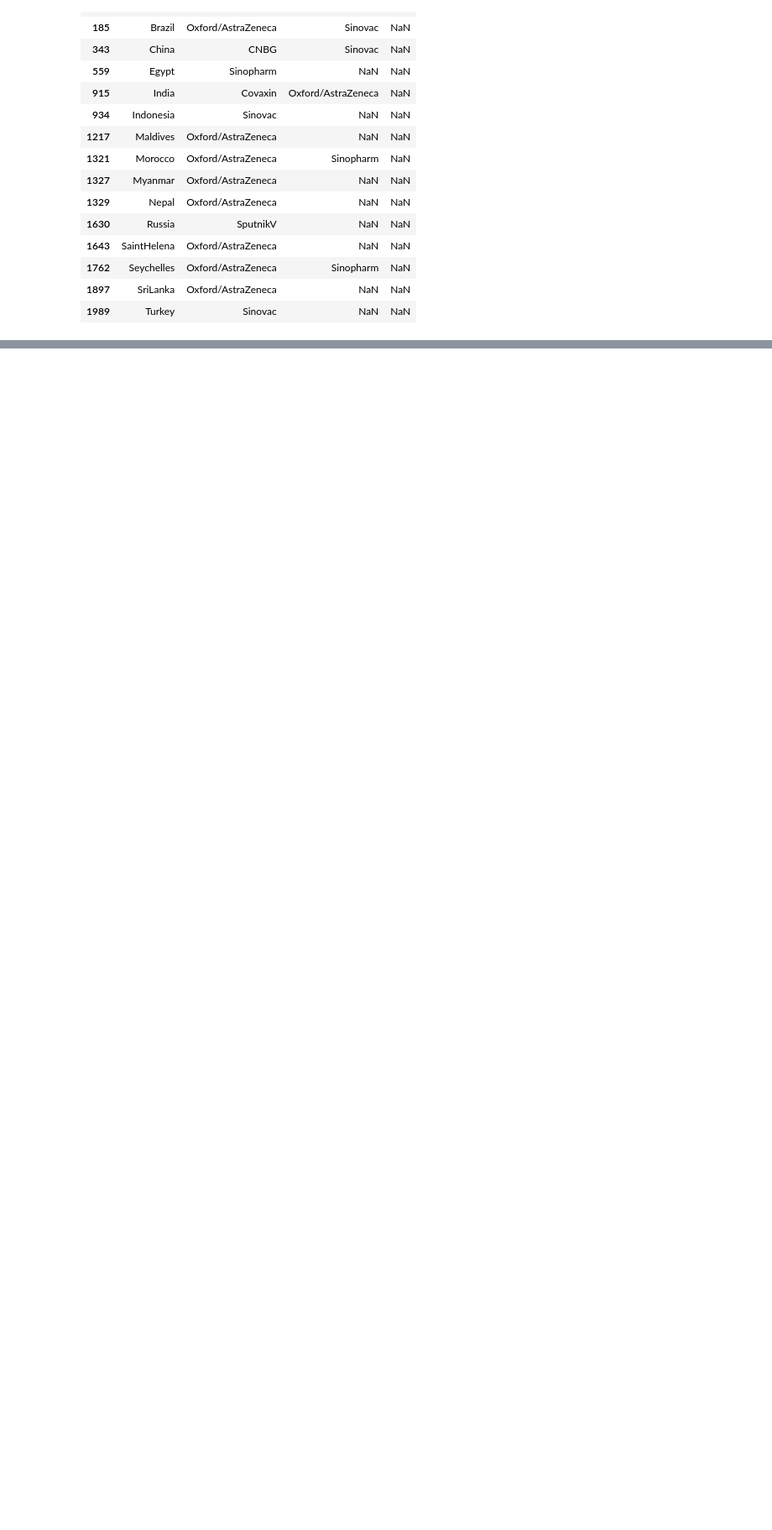
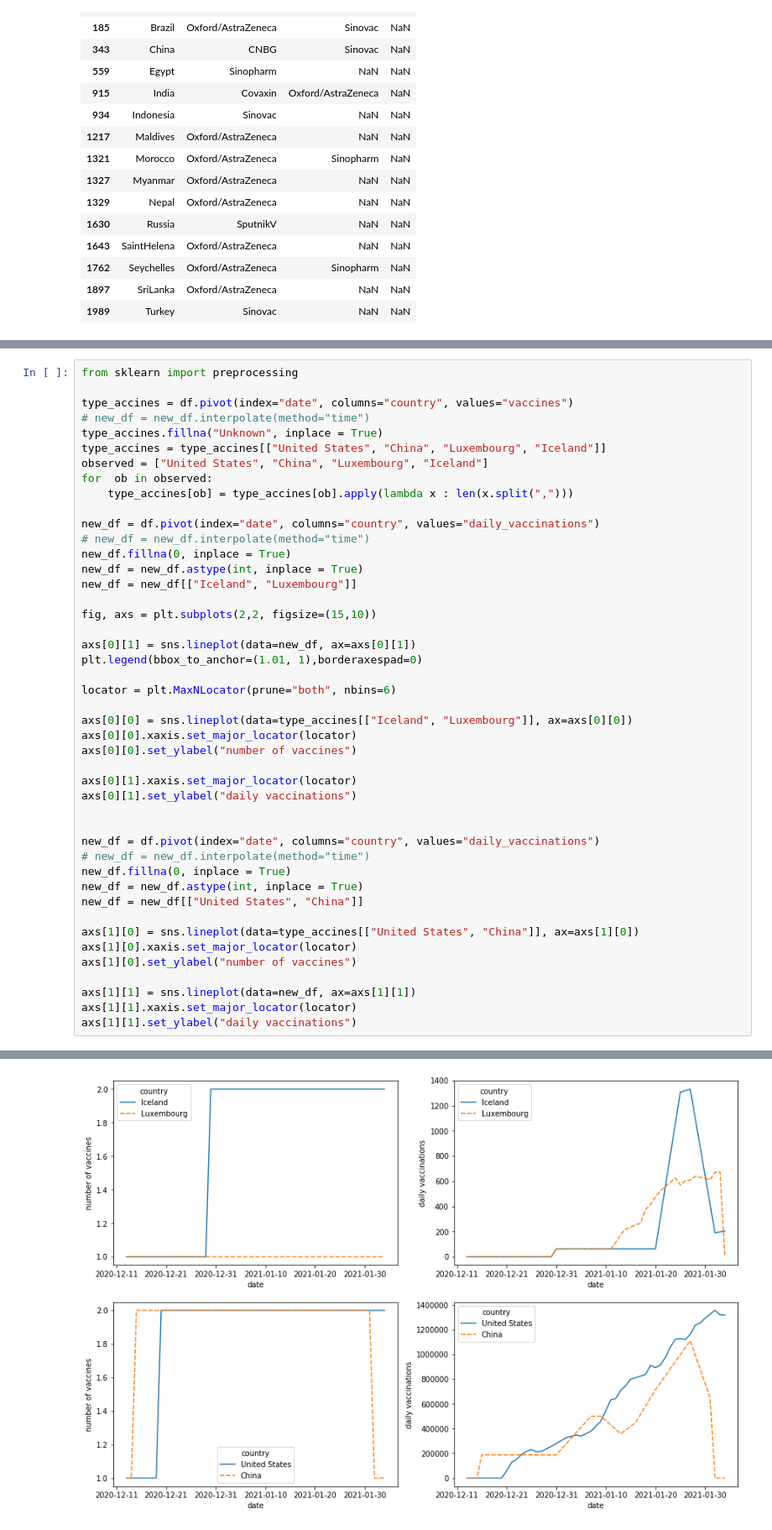
Before and after one commit to akbarnotopb/portofolio, a Jupyter notebook: Data Science/EDA/Covid Vaccinations EDA - 6 Feb 2021.ipynb, the cells around one changed output, grey strips where cells are left out. Shown at 84% size. Cells and saved outputs as stored; diff of their text form; blank space fills up the shorter version.

Commit message:
daily vaccination progress

```diff
--- a/Data Science/EDA/Covid Vaccinations EDA - 6 Feb 2021.ipynb
+++ b/Data Science/EDA/Covid Vaccinations EDA - 6 Feb 2021.ipynb
@@ -266,0 +269,46 @@ x_df1[(x_df1[1] != "Pfizer/BioNTech") & (x_df1[0] != "Pfizer/BioNTech") & (x_df1
+# %%
+from sklearn import preprocessing
+
+type_accines = df.pivot(index="date", columns="country", values="vaccines")
+# new_df = new_df.interpolate(method="time")
+type_accines.fillna("Unknown", inplace = True)
+type_accines = type_accines[["United States", "China", "Luxembourg", "Iceland"]]
+observed = ["United States", "China", "Luxembourg", "Iceland"]
+for  ob in observed:
+    type_accines[ob] = type_accines[ob].apply(lambda x : len(x.split(",")))
+
+new_df = df.pivot(index="date", columns="country", values="daily_vaccinations")
+# new_df = new_df.interpolate(method="time")
+new_df.fillna(0, inplace = True)
+new_df = new_df.astype(int, inplace = True)
+new_df = new_df[["Iceland", "Luxembourg"]]
+
+fig, axs = plt.subplots(2,2, figsize=(15,10))
+
+axs[0][1] = sns.lineplot(data=new_df, ax=axs[0][1])
+plt.legend(bbox_to_anchor=(1.01, 1),borderaxespad=0)
+
+locator = plt.MaxNLocator(prune="both", nbins=6)
+
+axs[0][0] = sns.lineplot(data=type_accines[["Iceland", "Luxembourg"]], ax=axs[0][0])
+axs[0][0].xaxis.set_major_locator(locator)
+axs[0][0].set_ylabel("number of vaccines")
+
+axs[0][1].xaxis.set_major_locator(locator)
+axs[0][1].set_ylabel("daily vaccinations")
+
+
+new_df = df.pivot(index="date", columns="country", values="daily_vaccinations")
+# new_df = new_df.interpolate(method="time")
+new_df.fillna(0, inplace = True)
+new_df = new_df.astype(int, inplace = True)
+new_df = new_df[["United States", "China"]]
+
+axs[1][0] = sns.lineplot(data=type_accines[["United States", "China"]], ax=axs[1][0])
+axs[1][0].xaxis.set_major_locator(locator)
+axs[1][0].set_ylabel("number of vaccines")
+
+axs[1][1] = sns.lineplot(data=new_df, ax=axs[1][1])
+axs[1][1].xaxis.set_major_locator(locator)
+axs[1][1].set_ylabel("daily vaccinations")
+# %% [output]
@@ -266,0 +317 @@ x_df1[(x_df1[1] != "Pfizer/BioNTech") & (x_df1[0] != "Pfizer/BioNTech") & (x_df1
+[figure, added]
```
Also changed, not shown: parts of 7 cells of this notebook, 1 other file.
